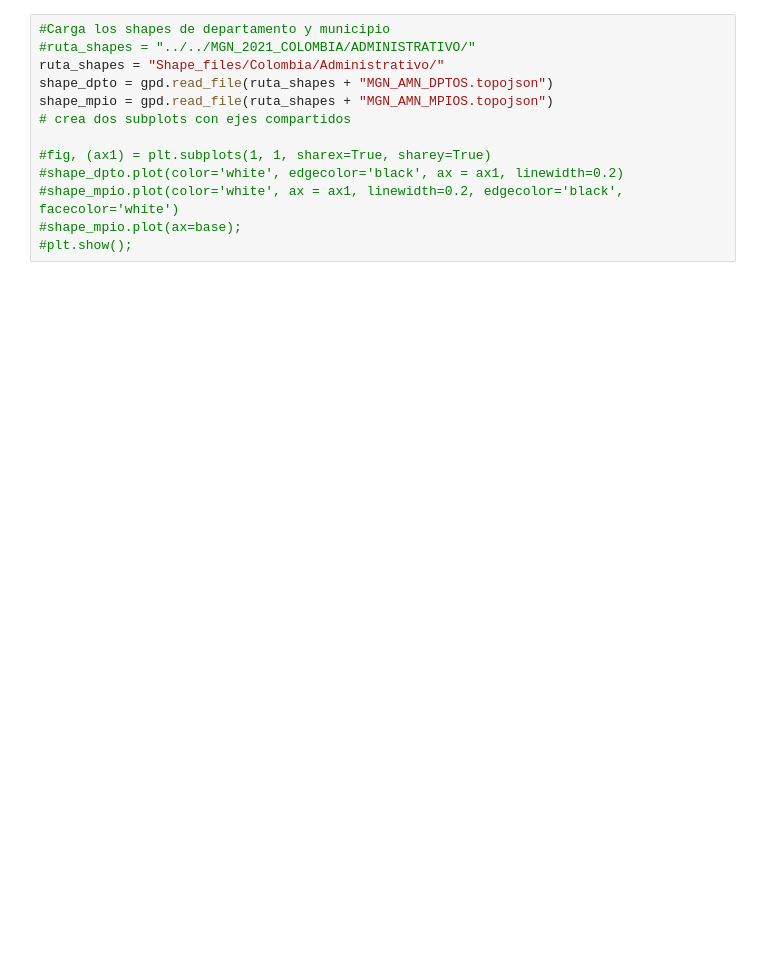
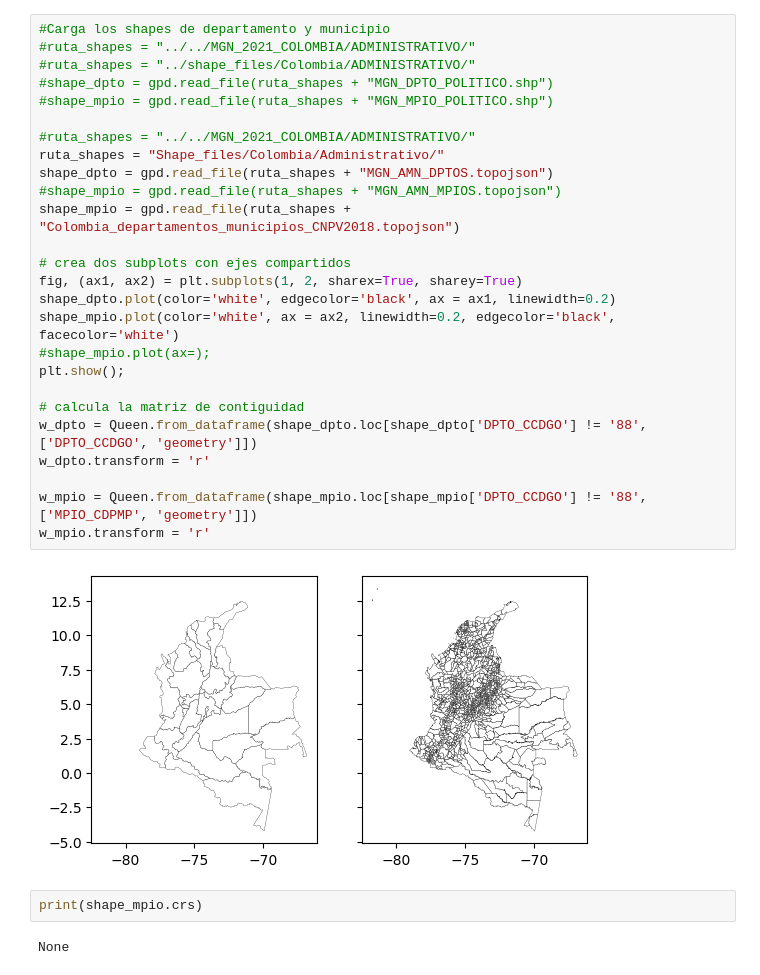
Before and after one commit to caceres-ruben/cancer_geoanalisis, a Jupyter notebook: cancer_widgets_geojson.ipynb, the cells around one changed output. Cells and saved outputs as stored; diff of their text form; blank space fills up the shorter version.

```diff
--- a/cancer_widgets_geojson.ipynb
+++ b/cancer_widgets_geojson.ipynb
@@ -17,16 +39,35 @@ from IPython.display import clear_output
 # %%
 #Carga los shapes de departamento y municipio
 #ruta_shapes = "../../MGN_2021_COLOMBIA/ADMINISTRATIVO/"
+#ruta_shapes = "../shape_files/Colombia/ADMINISTRATIVO/"
+#shape_dpto = gpd.read_file(ruta_shapes + "MGN_DPTO_POLITICO.shp")
+#shape_mpio = gpd.read_file(ruta_shapes + "MGN_MPIO_POLITICO.shp")
+
+#ruta_shapes = "../../MGN_2021_COLOMBIA/ADMINISTRATIVO/"
 ruta_shapes = "Shape_files/Colombia/Administrativo/"
 shape_dpto = gpd.read_file(ruta_shapes + "MGN_AMN_DPTOS.topojson")
-shape_mpio = gpd.read_file(ruta_shapes + "MGN_AMN_MPIOS.topojson")
+#shape_mpio = gpd.read_file(ruta_shapes + "MGN_AMN_MPIOS.topojson")
+shape_mpio = gpd.read_file(ruta_shapes + "Colombia_departamentos_municipios_CNPV2018.topojson")
+
 # crea dos subplots con ejes compartidos
+fig, (ax1, ax2) = plt.subplots(1, 2, sharex=True, sharey=True)
+shape_dpto.plot(color='white', edgecolor='black', ax = ax1, linewidth=0.2)
+shape_mpio.plot(color='white', ax = ax2, linewidth=0.2, edgecolor='black', facecolor='white')
+#shape_mpio.plot(ax=);
+plt.show();
 
-#fig, (ax1) = plt.subplots(1, 1, sharex=True, sharey=True)
-#shape_dpto.plot(color='white', edgecolor='black', ax = ax1, linewidth=0.2)
-#shape_mpio.plot(color='white', ax = ax1, linewidth=0.2, edgecolor='black', facecolor='white')
-#shape_mpio.plot(ax=base);
-#plt.show();
+# calcula la matriz de contiguidad
+w_dpto = Queen.from_dataframe(shape_dpto.loc[shape_dpto['DPTO_CCDGO'] != '88', ['DPTO_CCDGO', 'geometry']])
+w_dpto.transform = 'r'
+
+w_mpio = Queen.from_dataframe(shape_mpio.loc[shape_mpio['DPTO_CCDGO'] != '88', ['MPIO_CDPMP', 'geometry']])
+w_mpio.transform = 'r'
+# %% [output]
+[figure, added]
+# %%
+print(shape_mpio.crs)
+# %% [output]
+None
 # %%
 # Leer el archivo fuente
 path = "Datos/"
```
Also changed, not shown: parts of 15 cells of this notebook.
